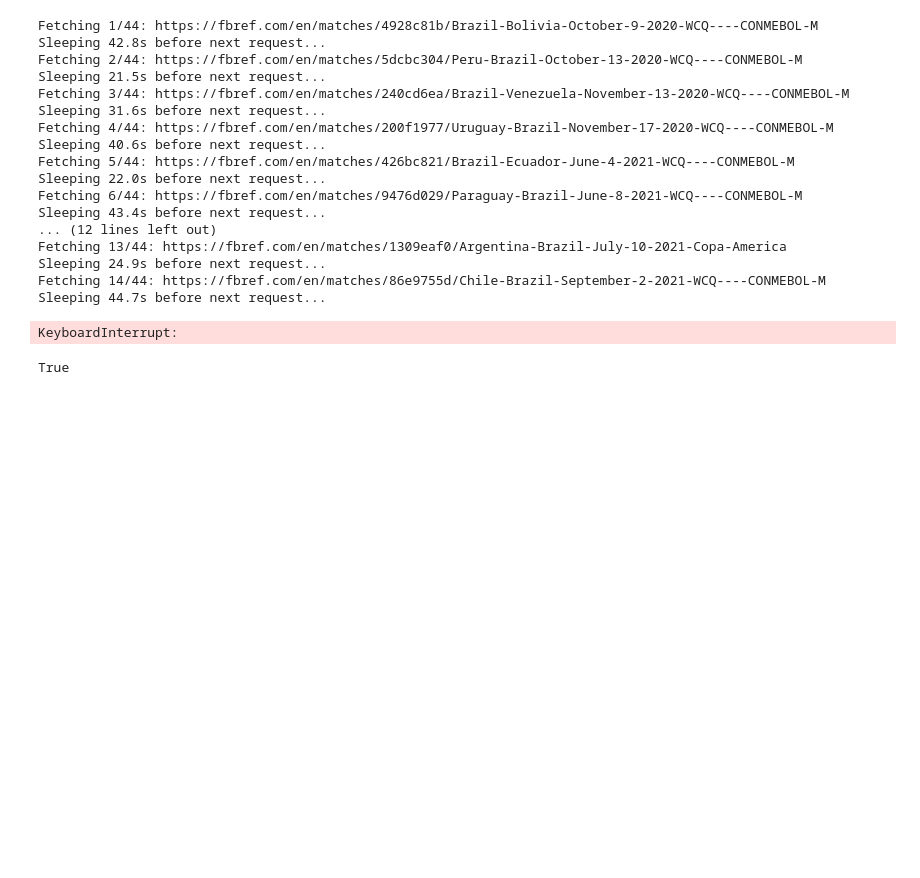
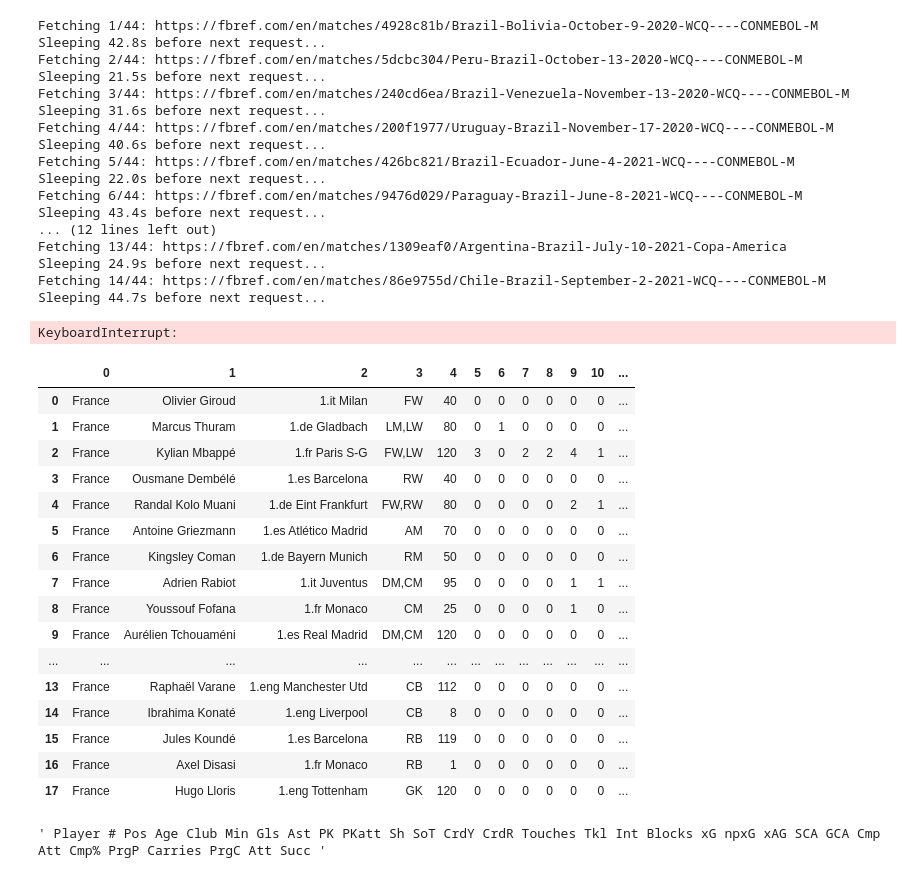
Before and after one commit to nicholaskim1004/World-Cup-Fantasy-Predictor, a Jupyter notebook: webscraper.ipynb, the cells around one changed output. Saved outputs shown, nothing was run; the diff lists cells and outputs as text; code cells hidden in the pictures; blank space fills up the shorter version.

```diff
--- a/webscraper.ipynb
+++ b/webscraper.ipynb
@@ -616,4 +1171,24 @@ Sleeping 24.9s before next request...
 Fetching 14/44: https://fbref.com/en/matches/86e9755d/Chile-Brazil-September-2-2021-WCQ----CONMEBOL-M
 Sleeping 44.7s before next request...
 KeyboardInterrupt:
+# %%
+pd.DataFrame(match_log_scraper('https://fbref.com/en/matches/7140acae/Argentina-France-December-18-2022-World-Cup',scraper))
+# %% [output]
+|  | 0 | 1 | 2 | 3 | 4 | 5 | 6 | 7 | 8 | 9 | 10 | ... |
+| 0 | France | Olivier Giroud | 1.it Milan | FW | 40 | 0 | 0 | 0 | 0 | 0 | 0 | ... |
+| 1 | France | Marcus Thuram | 1.de Gladbach | LM,LW | 80 | 0 | 1 | 0 | 0 | 0 | 0 | ... |
+| 2 | France | Kylian Mbappé | 1.fr Paris S-G | FW,LW | 120 | 3 | 0 | 2 | 2 | 4 | 1 | ... |
+| 3 | France | Ousmane Dembélé | 1.es Barcelona | RW | 40 | 0 | 0 | 0 | 0 | 0 | 0 | ... |
+| 4 | France | Randal Kolo Muani | 1.de Eint Frankfurt | FW,RW | 80 | 0 | 0 | 0 | 0 | 2 | 1 | ... |
+| 5 | France | Antoine Griezmann | 1.es Atlético Madrid | AM | 70 | 0 | 0 | 0 | 0 | 0 | 0 | ... |
+| 6 | France | Kingsley Coman | 1.de Bayern Munich | RM | 50 | 0 | 0 | 0 | 0 | 0 | 0 | ... |
+| 7 | France | Adrien Rabiot | 1.it Juventus | DM,CM | 95 | 0 | 0 | 0 | 0 | 1 | 1 | ... |
+| 8 | France | Youssouf Fofana | 1.fr Monaco | CM | 25 | 0 | 0 | 0 | 0 | 1 | 0 | ... |
+| 9 | France | Aurélien Tchouaméni | 1.es Real Madrid | DM,CM | 120 | 0 | 0 | 0 | 0 | 0 | 0 | ... |
+| ... | ... | ... | ... | ... | ... | ... | ... | ... | ... | ... | ... | ... |
+| 13 | France | Raphaël Varane | 1.eng Manchester Utd | CB | 112 | 0 | 0 | 0 | 0 | 0 | 0 | ... |
+| 14 | France | Ibrahima Konaté | 1.eng Liverpool | CB | 8 | 0 | 0 | 0 | 0 | 0 | 0 | ... |
+| 15 | France | Jules Koundé | 1.es Barcelona | RB | 119 | 0 | 0 | 0 | 0 | 0 | 0 | ... |
+| 16 | France | Axel Disasi | 1.fr Monaco | RB | 1 | 0 | 0 | 0 | 0 | 0 | 0 | ... |
+| 17 | France | Hugo Lloris | 1.eng Tottenham | GK | 120 | 0 | 0 | 0 | 0 | 0 | 0 | ... |
 # %%
@@ -623,8 +1197,8 @@ header = soup.find('h1').text
-# %%
-import re
-
-t = re.findall(r'([A-Za-z]+)\s+vs\.\s+([A-Za-z]+)', header)[0][0]
-
-t in country_ids.keys()
-# %% [output]
-True
+# %%
+table_div = soup.find('div', id='div_stats_b1b36dcd_summary')
+table = table_div.find('table')
+rows = table.find('tbody').find_all('tr')
+
+variables = table.find_all('tr')[1].text
+# %% [output]
+' Player # Pos Age Club Min Gls Ast PK PKatt Sh SoT CrdY CrdR Touches Tkl Int Blocks xG npxG xAG SCA GCA Cmp Att Cmp% PrgP Carries PrgC Att Succ '
```
Also changed, not shown: parts of 6 cells of this notebook.
